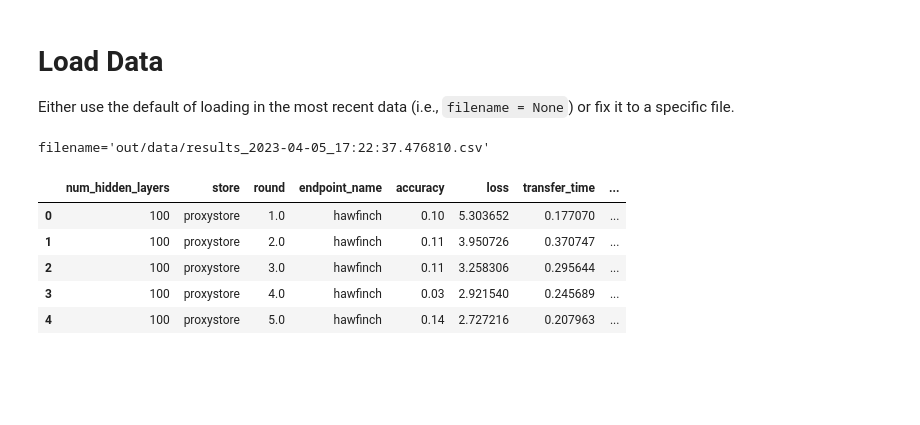
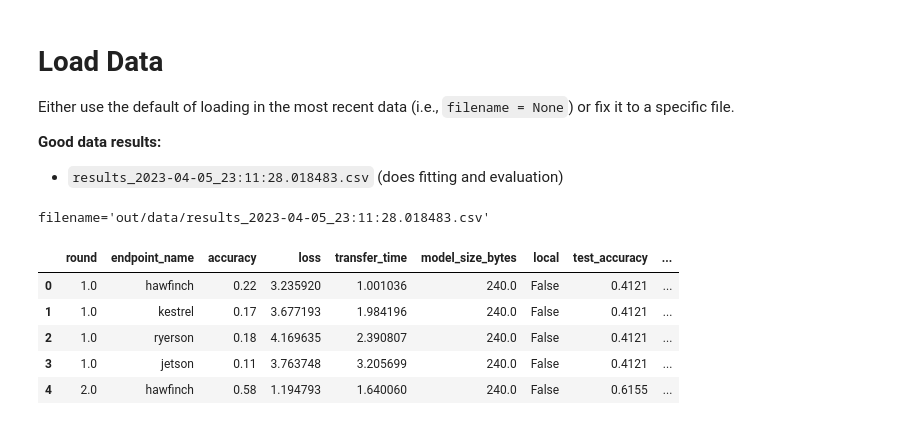
Before and after one commit to proxystore/federated-learning, a Jupyter notebook: Results.ipynb, the cells around one changed output. Cells and saved outputs as stored; diff of their text form; code cells hidden in the pictures; blank space fills up the shorter version.

```diff
--- a/Results.ipynb
+++ b/Results.ipynb
@@ -10,22 +11,32 @@ plt.style.use("bmh")
 # %% [markdown]
 # Load Data
 Either use the default of loading in the most recent data (i.e., `filename = None`) or fix it to a specific file.
+
+**Good data results:**
+- `results_2023-04-05_23:11:28.018483.csv` (does fitting and evaluation)
 # %%
 filename = None
+# filename = "results_2023-04-05_23:11:28.018483.csv"
 if filename is None:
     filename = sorted(glob.glob("out/data/*.csv"))[-1]
+else:
+    filename = Path(f"out/data/{filename}")
 
 print(f"{filename=}")
 data = pd.read_csv(filename)
+data = data.replace(to_replace={
+    "no_store": "FuncX",
+    "proxystore": "EndpointStore"
+})
 data.head()
 # %% [output]
-filename='out/data/results_2023-04-05_17:22:37.476810.csv'
+filename='out/data/results_2023-04-05_23:11:28.018483.csv'
-|  | num_hidden_layers | store | round | endpoint_name | accuracy | loss | transfer_time | ... |
-| 0 | 100 | proxystore | 1.0 | hawfinch | 0.10 | 5.303652 | 0.177070 | ... |
-| 1 | 100 | proxystore | 2.0 | hawfinch | 0.11 | 3.950726 | 0.370747 | ... |
-| 2 | 100 | proxystore | 3.0 | hawfinch | 0.11 | 3.258306 | 0.295644 | ... |
-| 3 | 100 | proxystore | 4.0 | hawfinch | 0.03 | 2.921540 | 0.245689 | ... |
-| 4 | 100 | proxystore | 5.0 | hawfinch | 0.14 | 2.727216 | 0.207963 | ... |
+|  | round | endpoint_name | accuracy | loss | transfer_time | model_size_bytes | local | test_accuracy | ... |
+| 0 | 1.0 | hawfinch | 0.22 | 3.235920 | 1.001036 | 240.0 | False | 0.4121 | ... |
+| 1 | 1.0 | kestrel | 0.17 | 3.677193 | 1.984196 | 240.0 | False | 0.4121 | ... |
+| 2 | 1.0 | ryerson | 0.18 | 4.169635 | 2.390807 | 240.0 | False | 0.4121 | ... |
+| 3 | 1.0 | jetson | 0.11 | 3.763748 | 3.205699 | 240.0 | False | 0.4121 | ... |
+| 4 | 2.0 | hawfinch | 0.58 | 1.194793 | 1.640060 | 240.0 | False | 0.6155 | ... |
 # %%
 sns.ecdfplot(data=data, x="transfer_time", hue="store")
 plt.savefig(Path("out/plots/transfer_time.pdf"))
```
Also changed, not shown: parts of 10 cells of this notebook, 3 other files.
